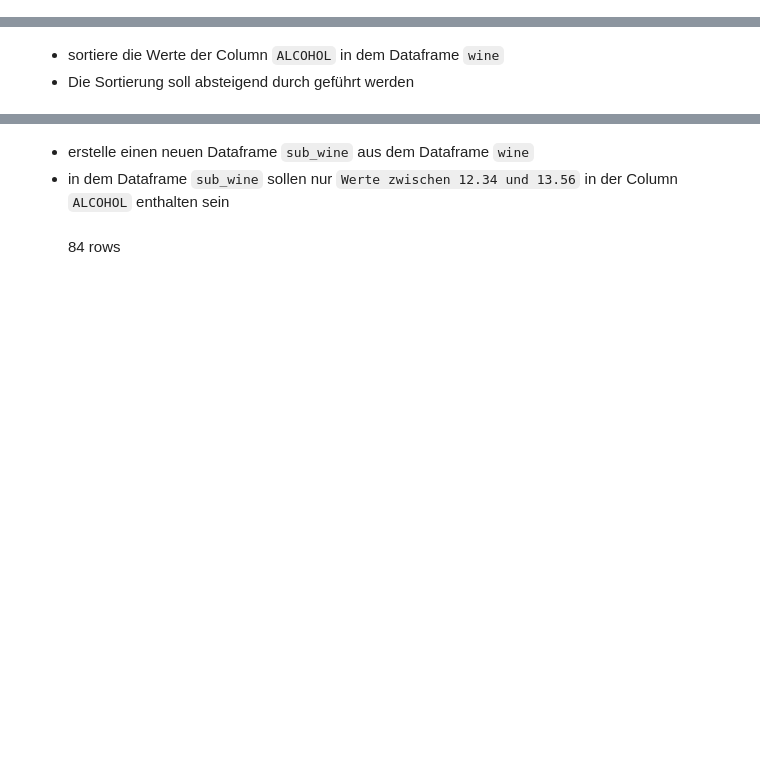
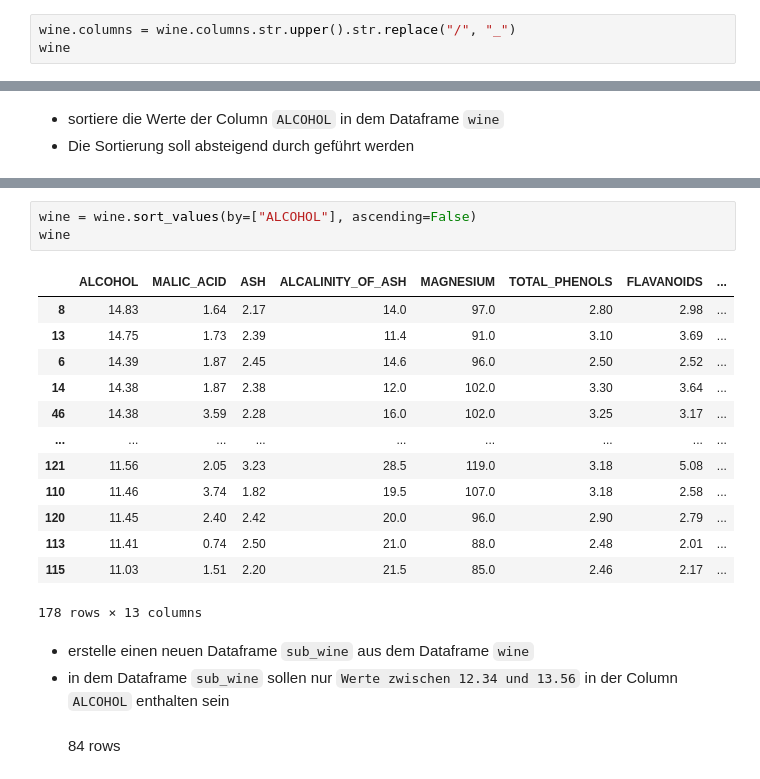
Before and after one commit to ImFin3/Fortgeschrittene-Programmierung-Uebungen, a Jupyter notebook: 05_Basis_Datenbearbeitung.ipynb, the cells around one changed output, grey strips where cells are left out. Drawn from its saved outputs; the diff is of its cells as text; blank space fills up the shorter version.

```diff
--- a/05_Basis_Datenbearbeitung.ipynb
+++ b/05_Basis_Datenbearbeitung.ipynb
@@ -562,0 +605,3 @@ memory usage: 18.2 KB
+# %%
+wine.columns = wine.columns.str.upper().str.replace("/", "_")
+wine
@@ -581,3 +625,20 @@ memory usage: 18.2 KB
+# %%
+wine = wine.sort_values(by=["ALCOHOL"], ascending=False)
+wine
+# %% [output]
+|  | ALCOHOL | MALIC_ACID | ASH | ALCALINITY_OF_ASH | MAGNESIUM | TOTAL_PHENOLS | FLAVANOIDS | ... |
+| 8 | 14.83 | 1.64 | 2.17 | 14.0 | 97.0 | 2.80 | 2.98 | ... |
+| 13 | 14.75 | 1.73 | 2.39 | 11.4 | 91.0 | 3.10 | 3.69 | ... |
+| 6 | 14.39 | 1.87 | 2.45 | 14.6 | 96.0 | 2.50 | 2.52 | ... |
+| 14 | 14.38 | 1.87 | 2.38 | 12.0 | 102.0 | 3.30 | 3.64 | ... |
+| 46 | 14.38 | 3.59 | 2.28 | 16.0 | 102.0 | 3.25 | 3.17 | ... |
+| ... | ... | ... | ... | ... | ... | ... | ... | ... |
+| 121 | 11.56 | 2.05 | 3.23 | 28.5 | 119.0 | 3.18 | 5.08 | ... |
+| 110 | 11.46 | 3.74 | 1.82 | 19.5 | 107.0 | 3.18 | 2.58 | ... |
+| 120 | 11.45 | 2.40 | 2.42 | 20.0 | 96.0 | 2.90 | 2.79 | ... |
+| 113 | 11.41 | 0.74 | 2.50 | 21.0 | 88.0 | 2.48 | 2.01 | ... |
+| 115 | 11.03 | 1.51 | 2.20 | 21.5 | 85.0 | 2.46 | 2.17 | ... |
+178 rows × 13 columns
 # %% [markdown]
 - erstelle einen neuen Dataframe `sub_wine` aus dem Dataframe `wine`
 - in dem Dataframe `sub_wine` sollen nur `Werte zwischen 12.34 und 13.56` in der Column `ALCOHOL` enthalten sein
```
Also changed, not shown: parts of 95 cells of this notebook, 2 other files.
